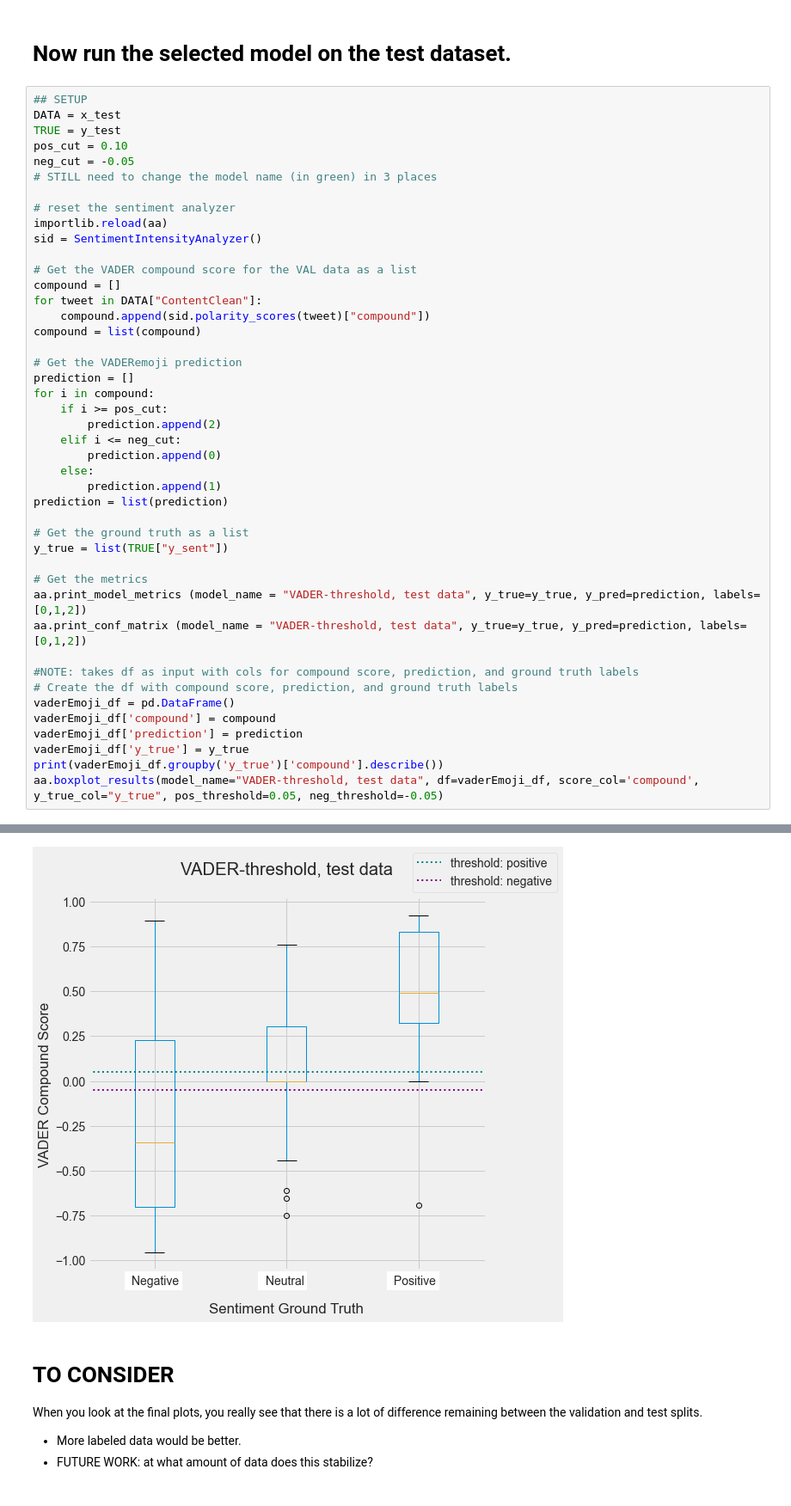
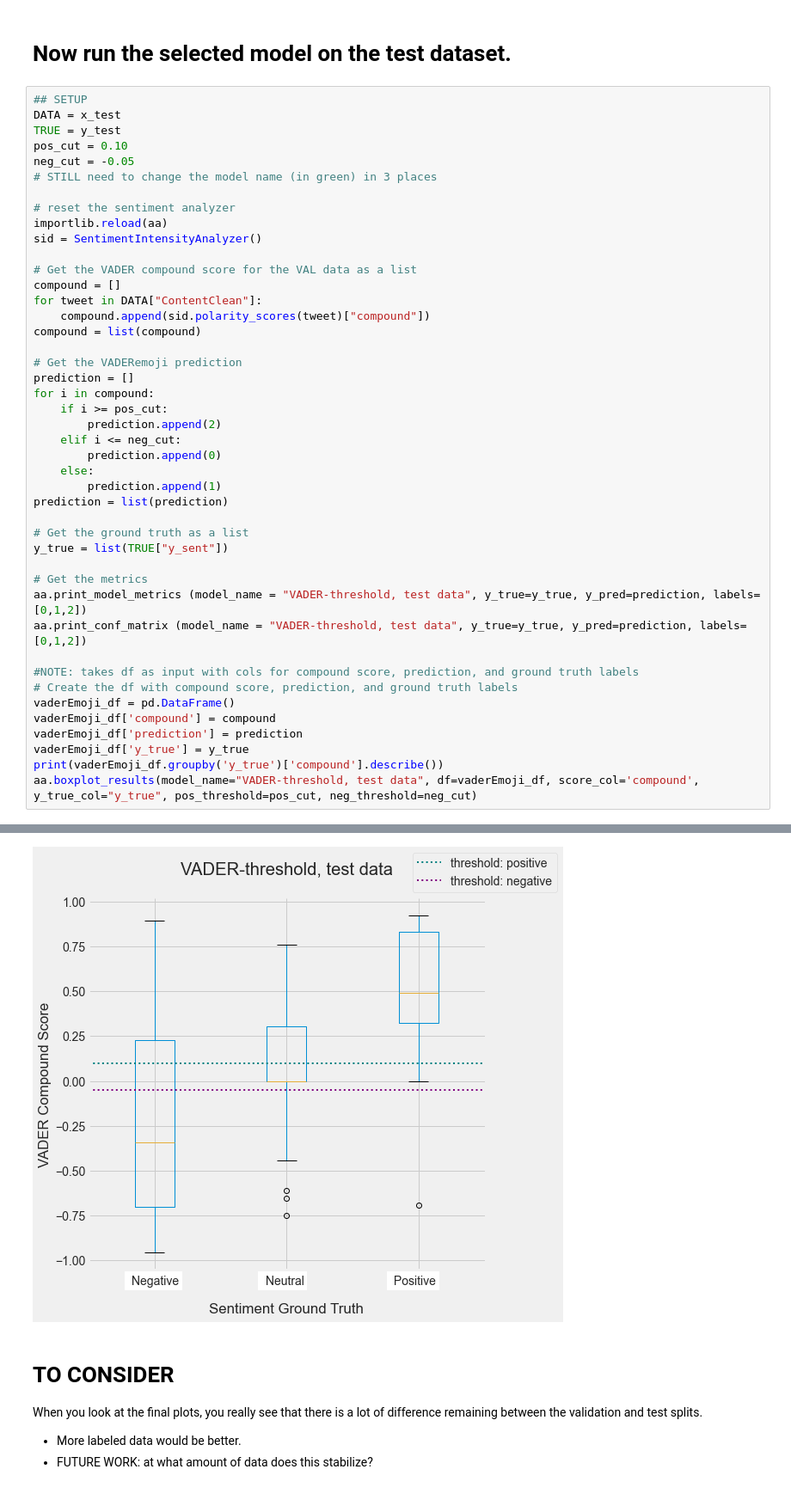
Before and after one commit to loopyQueen/RefugeeSentiment, a Jupyter notebook: vaderMod.ipynb, the cells around one changed output, grey strips where cells are left out. Shown at 86% size. Saved outputs shown, nothing was run; the diff lists cells and outputs as text.

```diff
--- a/vaderMod.ipynb
+++ b/vaderMod.ipynb
@@ -1012,38 +1005,38 @@ vaderEmoji_df['compound'] = compound
 vaderEmoji_df['prediction'] = prediction
 vaderEmoji_df['y_true'] = y_true
 print(vaderEmoji_df.groupby('y_true')['compound'].describe())
-aa.boxplot_results(model_name="VADER-threshold, test data", df=vaderEmoji_df, score_col='compound', y_true_col="y_true", pos_threshold=0.05, neg_threshold=-0.05)
+aa.boxplot_results(model_name="VADER-threshold, test data", df=vaderEmoji_df, score_col='compound', y_true_col="y_true", pos_threshold=pos_cut, neg_threshold=neg_cut)
 # %% [output]
 VADER-threshold, test data prediction F-score, macro average: 0.588
 
               precision    recall  f1-score   support
 
            0       0.88      0.63      0.73       110
            1       0.52      0.45      0.48        38
            2       0.41      0.85      0.55        34
 
     accuracy                           0.63       182
    macro avg       0.60      0.64      0.59       182
 weighted avg       0.72      0.63      0.65       182
 
 ... (10 lines left out)
   [ 21  17]]
 
  [[106  42]
   [  5  29]]]
 [nltk_data] Downloading package wordnet to
 [nltk_data]     C:\Users\rnocker\AppData\Roaming\nltk_data...
 [nltk_data]   Package wordnet is already up-to-date!
 [nltk_data] Downloading package omw-1.4 to
 [nltk_data]     C:\Users\rnocker\AppData\Roaming\nltk_data...
 [nltk_data]   Package omw-1.4 is already up-to-date!
 [figure]
         count      mean       std     min      25%      50%       75%     max
 y_true
 0       110.0 -0.226029  0.552149 -0.9559 -0.70030 -0.34000  0.225775  0.8919
 1        38.0  0.065600  0.351207 -0.7469  0.00000  0.00000  0.306950  0.7579
 2        34.0  0.491376  0.357922 -0.6908  0.32365  0.49365  0.833775  0.9246
-[figure, old version]
+[figure, new version]
 # %% [markdown]
 # TO CONSIDER
 When you look at the final plots, you really see that there is a lot of difference remaining between the validation and test splits.
```
Also changed, not shown: parts of 8 cells of this notebook, 2 other files.
